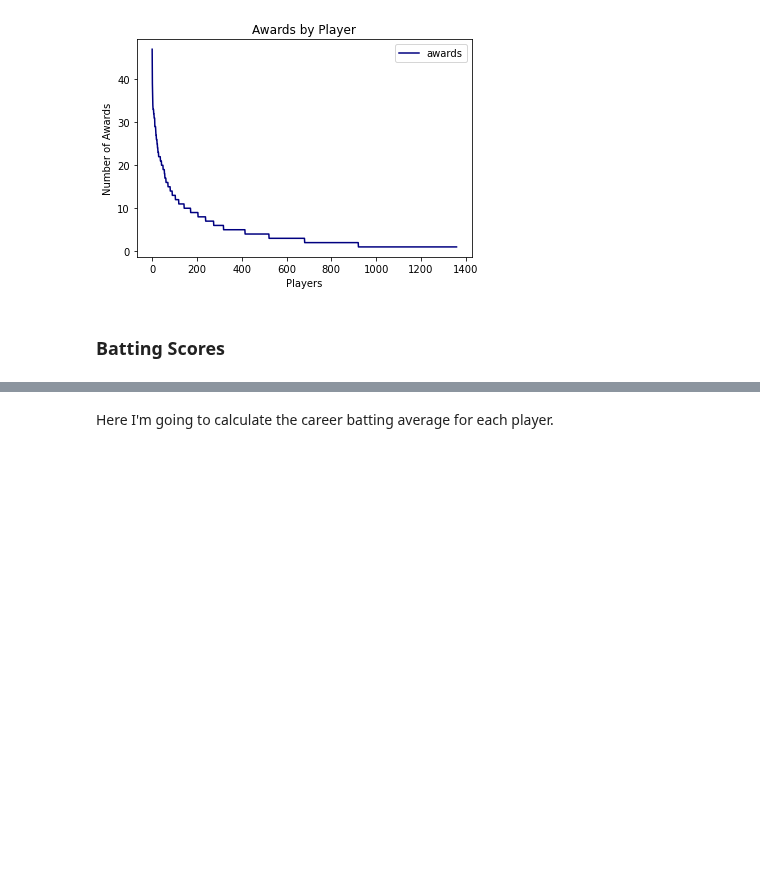
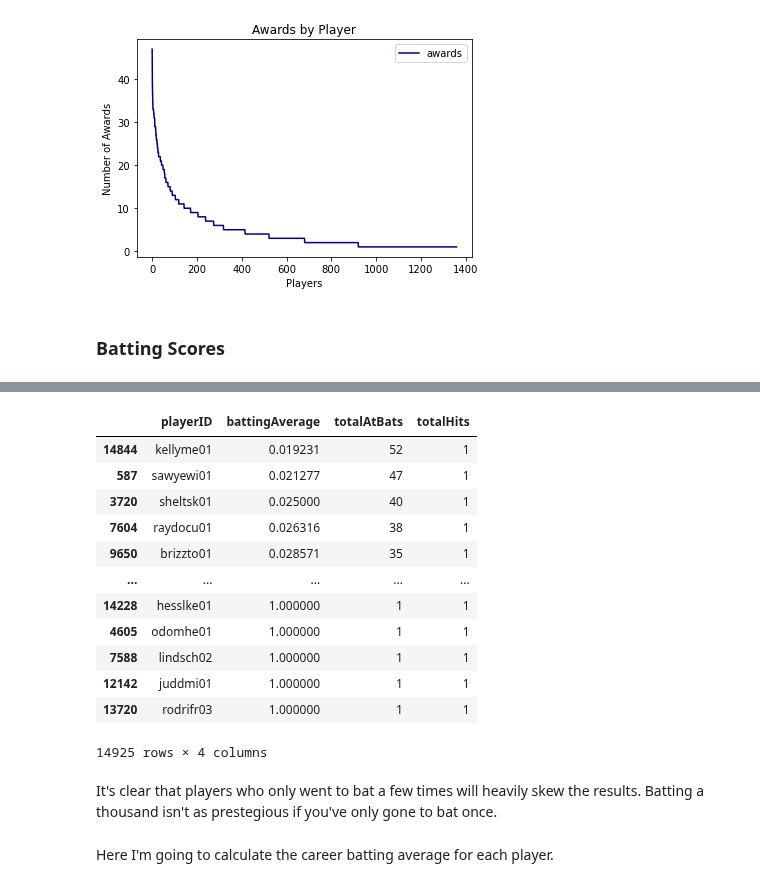
Before and after one commit to aradaha/Baseball-Stats-Project, a Jupyter notebook: Capstone.ipynb, the cells around one changed output, grey strips where cells are left out. Drawn from its saved outputs; the diff is of its cells as text; code cells hidden in the pictures; blank space fills up the shorter version.

```diff
--- a/Capstone.ipynb
+++ b/Capstone.ipynb
@@ -286,0 +269,4 @@ AVGDF
+# %%
+# This cell may take a little time to run
+AVGDF, Averages, AtBats, Hits = BatAVG(B1)
+AVGDF2, Averages2, AtBats2, Hits2 = BatAVG(B)
@@ -287,3 +289,21 @@ AVGDF
+# %%
+AVGDF2.sort_values(by='battingAverage')
+# %% [output]
+|  | playerID | battingAverage | totalAtBats | totalHits |
+| 14844 | kellyme01 | 0.019231 | 52 | 1 |
+| 587 | sawyewi01 | 0.021277 | 47 | 1 |
+| 3720 | sheltsk01 | 0.025000 | 40 | 1 |
+| 7604 | raydocu01 | 0.026316 | 38 | 1 |
+| 9650 | brizzto01 | 0.028571 | 35 | 1 |
+| ... | ... | ... | ... | ... |
+| 14228 | hesslke01 | 1.000000 | 1 | 1 |
+| 4605 | odomhe01 | 1.000000 | 1 | 1 |
+| 7588 | lindsch02 | 1.000000 | 1 | 1 |
+| 12142 | juddmi01 | 1.000000 | 1 | 1 |
+| 13720 | rodrifr03 | 1.000000 | 1 | 1 |
+14925 rows × 4 columns
+# %% [markdown]
+It's clear that players who only went to bat a few times will heavily skew the results. Batting a thousand isn't as prestegious if you've only gone to bat once.
 # %%
 rounded = round((B1.shape[0])/(B.shape[0]), 3)
 print(rounded*100)
```
Also changed, not shown: parts of 4 cells of this notebook.
